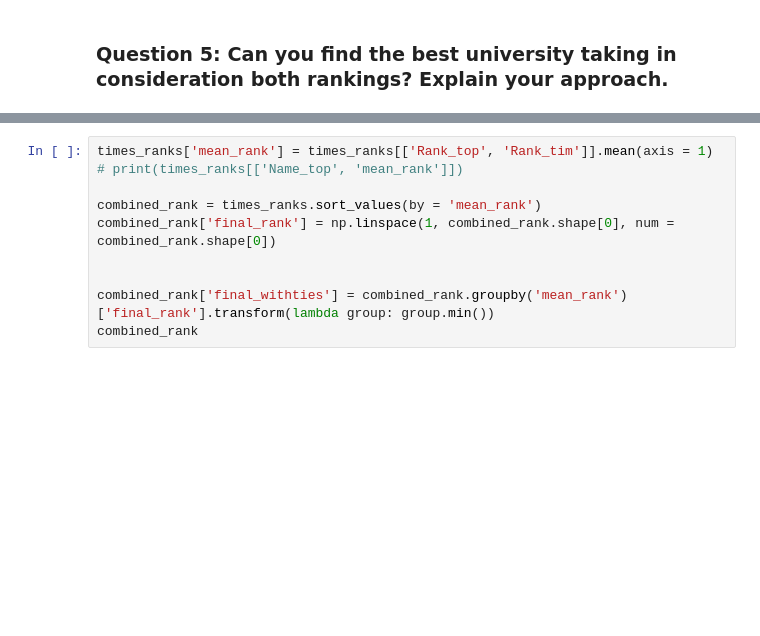
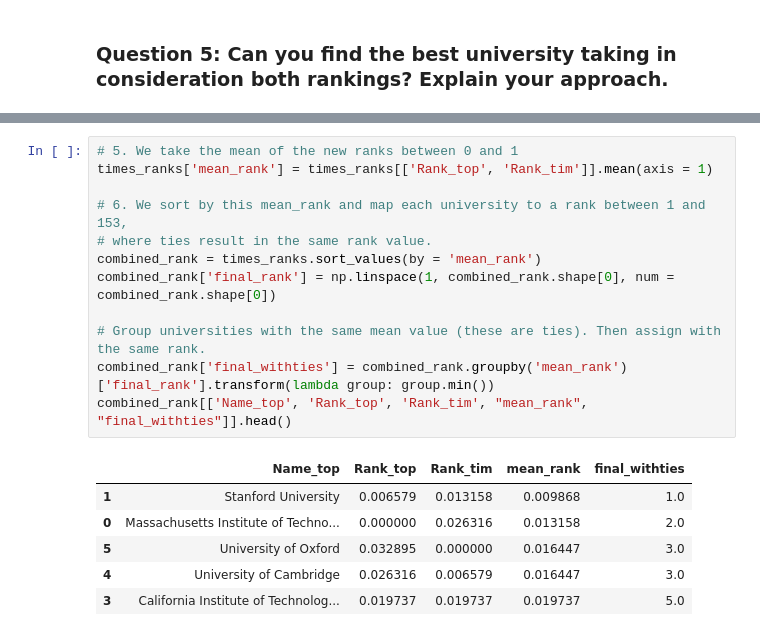
Before and after one commit to justcho5/ADA, a Jupyter notebook: homework02.ipynb, the cells around one changed output, grey strips where cells are left out. Cells and saved outputs as stored; diff of their text form; blank space fills up the shorter version.

```diff
--- a/homework02.ipynb
+++ b/homework02.ipynb
@@ -768,10 +789,19 @@ times_ranks['Rank_tim'] = np.linspace(0, 1, num = compare_ranks.shape[0])
 # %%
+# 5. We take the mean of the new ranks between 0 and 1
 times_ranks['mean_rank'] = times_ranks[['Rank_top', 'Rank_tim']].mean(axis = 1)
-# print(times_ranks[['Name_top', 'mean_rank']])
 
+# 6. We sort by this mean_rank and map each university to a rank between 1 and 153,
+# where ties result in the same rank value.
 combined_rank = times_ranks.sort_values(by = 'mean_rank')
 combined_rank['final_rank'] = np.linspace(1, combined_rank.shape[0], num = combined_rank.shape[0])
 
-
+# Group universities with the same mean value (these are ties). Then assign with the same rank.
 combined_rank['final_withties'] = combined_rank.groupby('mean_rank')['final_rank'].transform(lambda group: group.min())
-combined_rank
+combined_rank[['Name_top', 'Rank_top', 'Rank_tim', "mean_rank", "final_withties"]].head()
+# %% [output]
+|  | Name_top | Rank_top | Rank_tim | mean_rank | final_withties |
+| 1 | Stanford University | 0.006579 | 0.013158 | 0.009868 | 1.0 |
+| 0 | Massachusetts Institute of Techno... | 0.000000 | 0.026316 | 0.013158 | 2.0 |
+| 5 | University of Oxford | 0.032895 | 0.000000 | 0.016447 | 3.0 |
+| 4 | University of Cambridge | 0.026316 | 0.006579 | 0.016447 | 3.0 |
+| 3 | California Institute of Technolog... | 0.019737 | 0.019737 | 0.019737 | 5.0 |
```
Also changed, not shown: parts of 10 cells of this notebook.
